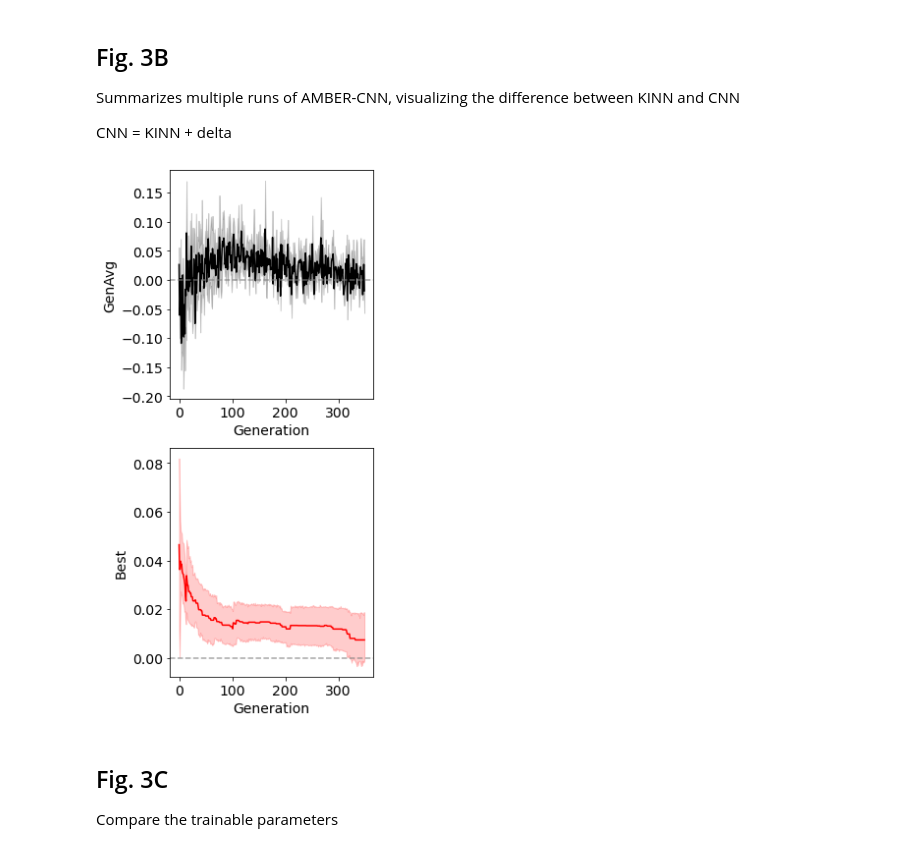
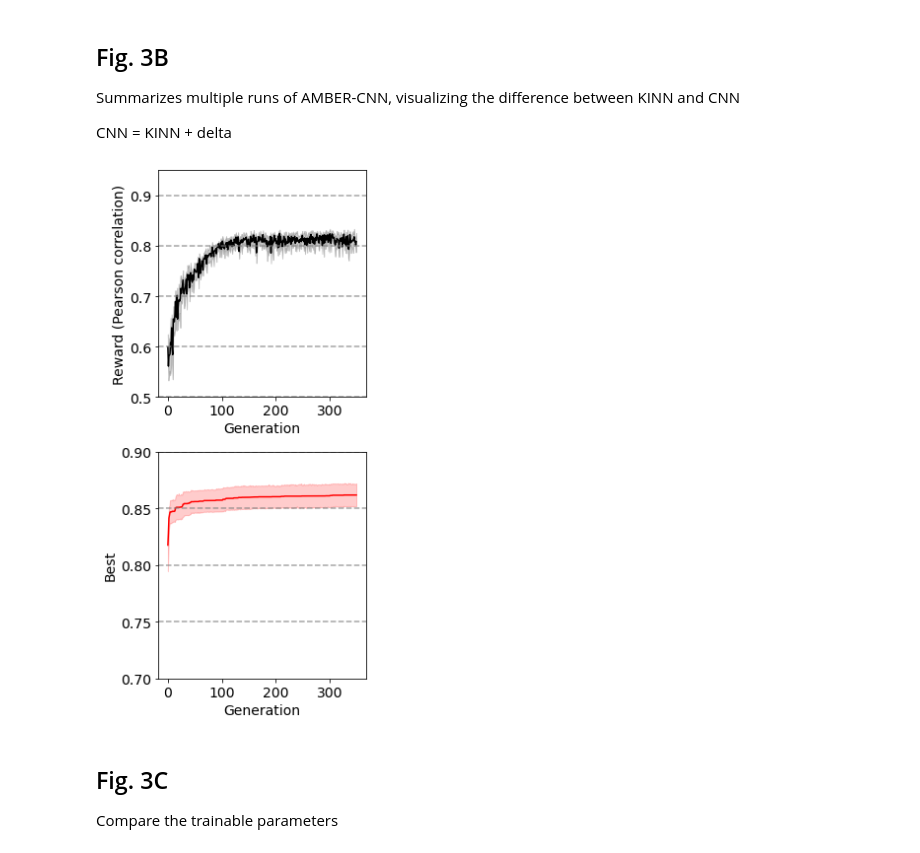
Before and after one commit to zj-zhang/Elektrum, a Jupyter notebook: notebooks/Fig_3.ipynb, the cells around one changed output. Cells and saved outputs as stored; diff of their text form; code cells hidden in the pictures.

```diff
--- a/notebooks/Fig_3.ipynb
+++ b/notebooks/Fig_3.ipynb
@@ -114,15 +109,17 @@ kinn_minus_cnn = pd.concat([a,b])
-# %%
-fig, axs = plt.subplots(2,1, figsize=(4,8))
-ax = sns.lineplot(x='Generation', y='Best', data=kinn_minus_cnn, ax=axs[1], color="red", label="BestIndv")
-ax.axhline(y=0, ls="--", color="grey", alpha=0.7)
-ax.legend().remove()
-ax = sns.lineplot(x='Generation', y='GenAvg', data=kinn_minus_cnn, ax=axs[0], color="black", label="Generation Avg.")
-ax.axhline(y=0, ls="--", color="grey", alpha=0.7)
-ax.legend().remove()
-
-fig.tight_layout()
-# %% [output]
-[figure, removed]
+# %%
+fp_temp = "outputs/2022-10-15/CNN-wtCas9_cleave_rate_log-rep{rep}-gRNA{grna}/train_history.csv"
+cnn_1 = read_cnn_train_hist([
+    fp_temp.format(rep=rep, grna=1) for rep in range(1,6)
+])
+cnn_2 = read_cnn_train_hist([
+    fp_temp.format(rep=rep, grna=2) for rep in range(1,6)
+])
+# %%
+fig, axs = plt.subplots(2,1, figsize=(4,8))
+make_plot(pd.concat([cnn_1, cnn_2]), ax=axs[1], ax2=axs[0])
+fig.tight_layout()
+# %% [output]
+[figure, added]
 # %% [markdown]
 ## Fig. 3C
 
```
Also changed, not shown: parts of 11 cells of this notebook, 5 other files.
